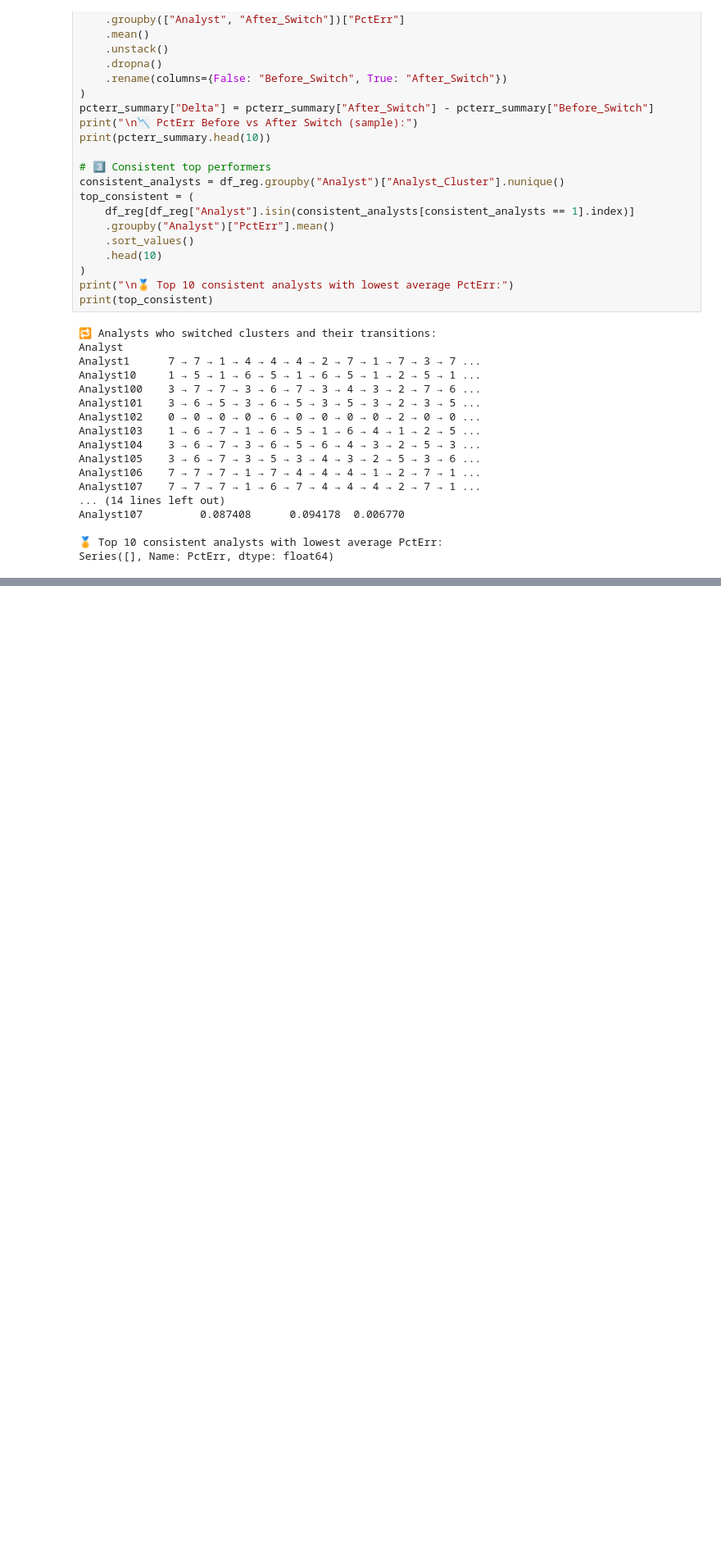
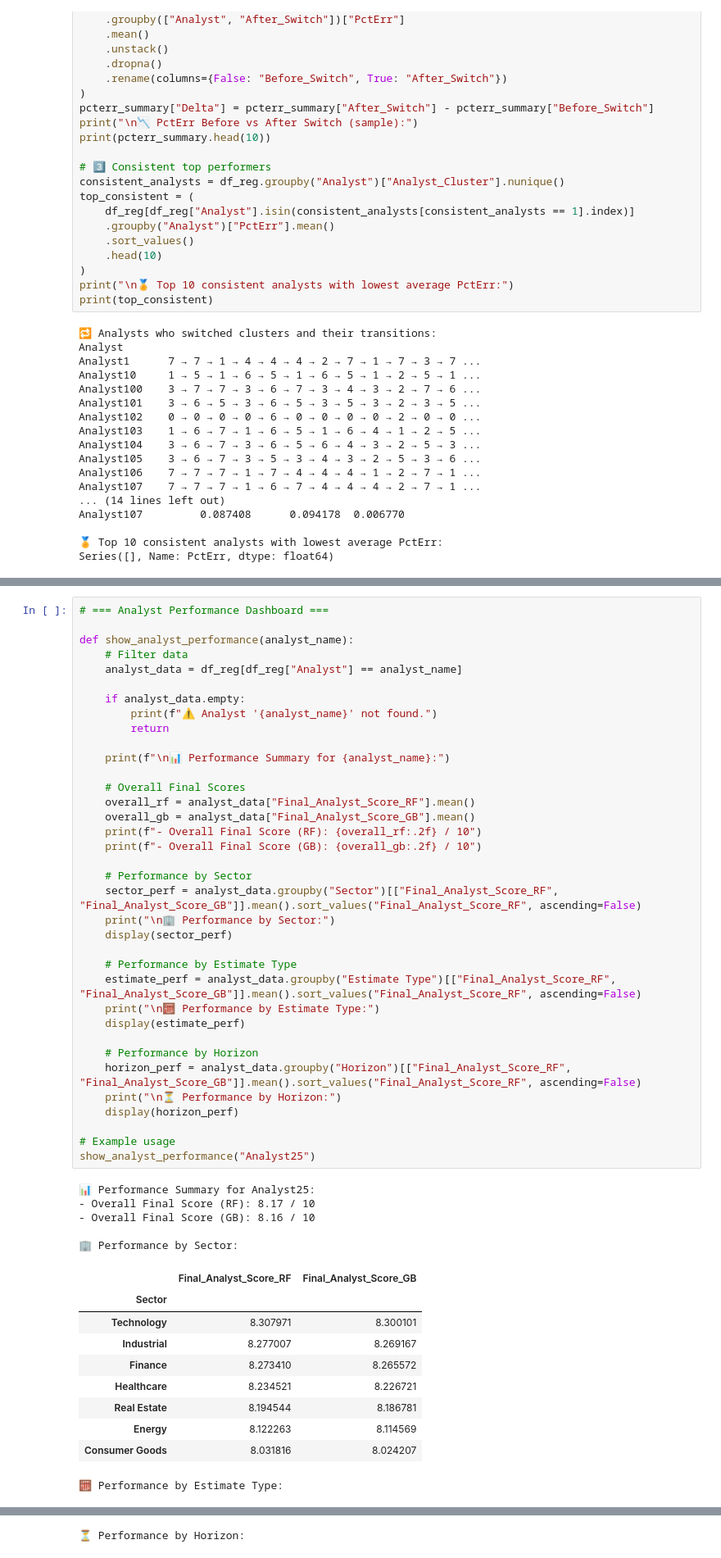
Before and after one commit to EAC-21/DWS-Capstone-Project, a Jupyter notebook: Model 2.ipynb, the cells around one changed output, grey strips where cells are left out. Shown: that part at 82% size. Cells and saved outputs as stored; diff of their text form; blank space fills up the shorter version.

```diff
--- a/Model 2.ipynb
+++ b/Model 2.ipynb
@@ -1493,0 +1653,52 @@ Let me know your focus and I’ll give you the exact code for the next best thin
+# %%
+# === Analyst Performance Dashboard ===
+
+def show_analyst_performance(analyst_name):
+    # Filter data
+    analyst_data = df_reg[df_reg["Analyst"] == analyst_name]
+
+    if analyst_data.empty:
+        print(f"⚠️ Analyst '{analyst_name}' not found.")
+        return
+
+    print(f"\n📊 Performance Summary for {analyst_name}:")
+
+    # Overall Final Scores
+    overall_rf = analyst_data["Final_Analyst_Score_RF"].mean()
+    overall_gb = analyst_data["Final_Analyst_Score_GB"].mean()
+    print(f"- Overall Final Score (RF): {overall_rf:.2f} / 10")
+    print(f"- Overall Final Score (GB): {overall_gb:.2f} / 10")
+
+    # Performance by Sector
+    sector_perf = analyst_data.groupby("Sector")[["Final_Analyst_Score_RF", "Final_Analyst_Score_GB"]].mean().sort_values("Final_Analyst_Score_RF", ascending=False)
+    print("\n🏢 Performance by Sector:")
+    display(sector_perf)
+
+    # Performance by Estimate Type
+    estimate_perf = analyst_data.groupby("Estimate Type")[["Final_Analyst_Score_RF", "Final_Analyst_Score_GB"]].mean().sort_values("Final_Analyst_Score_RF", ascending=False)
+    print("\n🧮 Performance by Estimate Type:")
+    display(estimate_perf)
+
+    # Performance by Horizon
+    horizon_perf = analyst_data.groupby("Horizon")[["Final_Analyst_Score_RF", "Final_Analyst_Score_GB"]].mean().sort_values("Final_Analyst_Score_RF", ascending=False)
+    print("\n⏳ Performance by Horizon:")
+    display(horizon_perf)
+
+# Example usage
+show_analyst_performance("Analyst25")
+# %% [output]
+📊 Performance Summary for Analyst25:
+- Overall Final Score (RF): 8.17 / 10
+- Overall Final Score (GB): 8.16 / 10
+
+🏢 Performance by Sector:
+|  | Final_Analyst_Score_RF | Final_Analyst_Score_GB |
+| Sector |  |  |
+| Technology | 8.307971 | 8.300101 |
+| Industrial | 8.277007 | 8.269167 |
+| Finance | 8.273410 | 8.265572 |
+| Healthcare | 8.234521 | 8.226721 |
+| Real Estate | 8.194544 | 8.186781 |
+| Energy | 8.122263 | 8.114569 |
+| Consumer Goods | 8.031816 | 8.024207 |
+🧮 Performance by Estimate Type:
@@ -1493,0 +1712 @@ Let me know your focus and I’ll give you the exact code for the next best thin
+⏳ Performance by Horizon:
```
Also changed, not shown: parts of 40 cells of this notebook.
